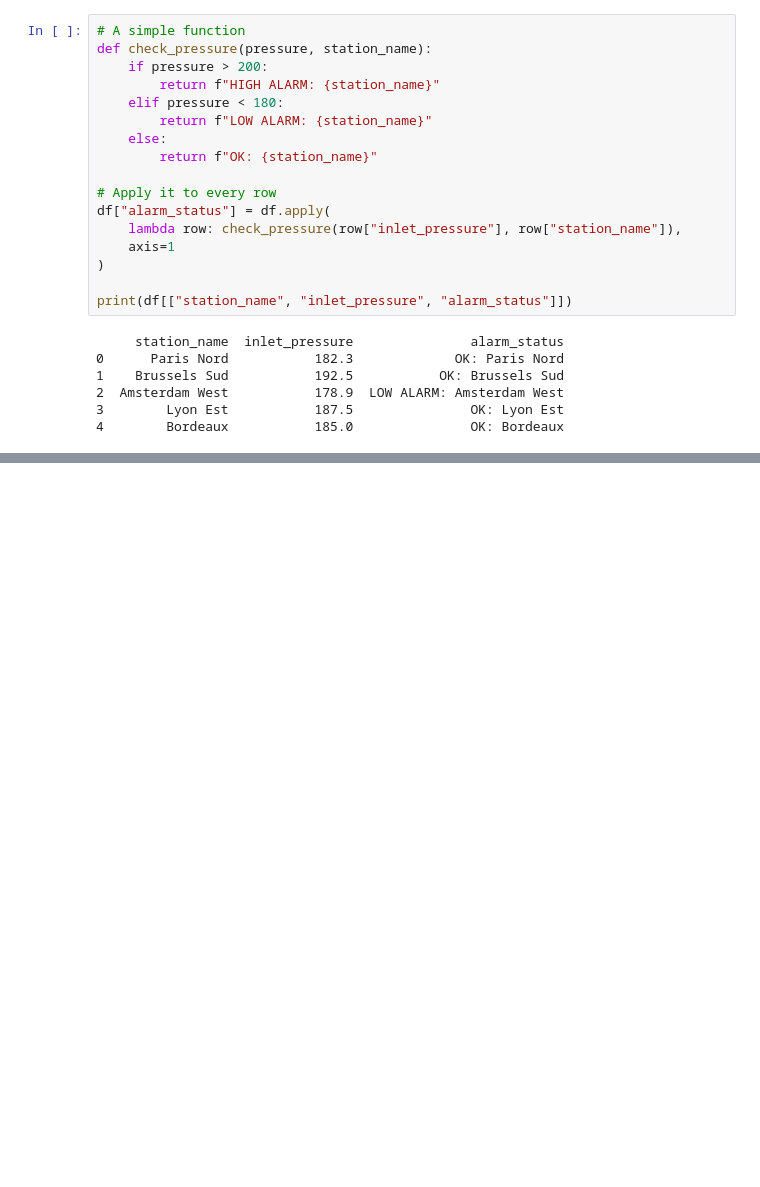
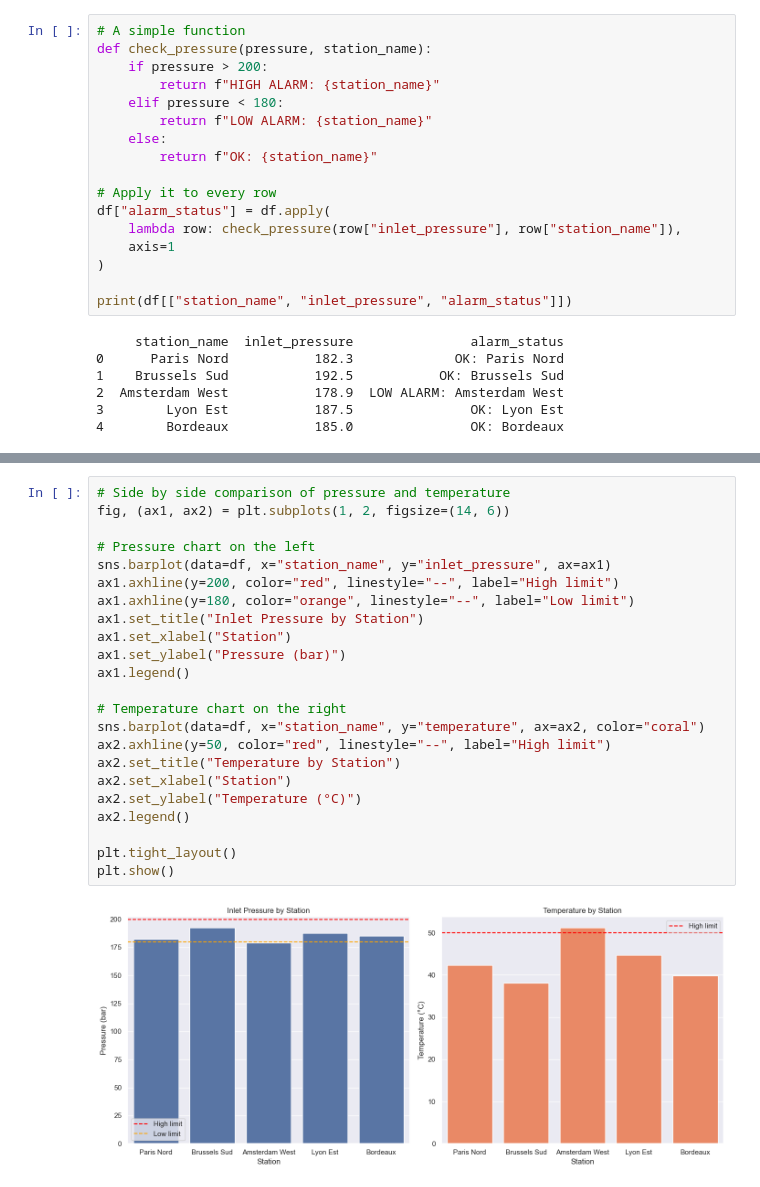
Before and after one commit to DavidRSDowling/industrial-ai, a Jupyter notebook: sprint1_python_foundations.ipynb, the cells around one changed output, grey strips where cells are left out. Cells and saved outputs as stored; diff of their text form; blank space fills up the shorter version.

```diff
--- a/sprint1_python_foundations.ipynb
+++ b/sprint1_python_foundations.ipynb
@@ -348,0 +377,25 @@ print(df[["station_name", "inlet_pressure", "alarm_status"]])
+# %%
+# Side by side comparison of pressure and temperature
+fig, (ax1, ax2) = plt.subplots(1, 2, figsize=(14, 6))
+
+# Pressure chart on the left
+sns.barplot(data=df, x="station_name", y="inlet_pressure", ax=ax1)
+ax1.axhline(y=200, color="red", linestyle="--", label="High limit")
+ax1.axhline(y=180, color="orange", linestyle="--", label="Low limit")
+ax1.set_title("Inlet Pressure by Station")
+ax1.set_xlabel("Station")
+ax1.set_ylabel("Pressure (bar)")
+ax1.legend()
+
+# Temperature chart on the right
+sns.barplot(data=df, x="station_name", y="temperature", ax=ax2, color="coral")
+ax2.axhline(y=50, color="red", linestyle="--", label="High limit")
+ax2.set_title("Temperature by Station")
+ax2.set_xlabel("Station")
+ax2.set_ylabel("Temperature (°C)")
+ax2.legend()
+
+plt.tight_layout()
+plt.show()
+# %% [output]
+[figure, added]
```
Also changed, not shown: parts of 9 cells of this notebook.
